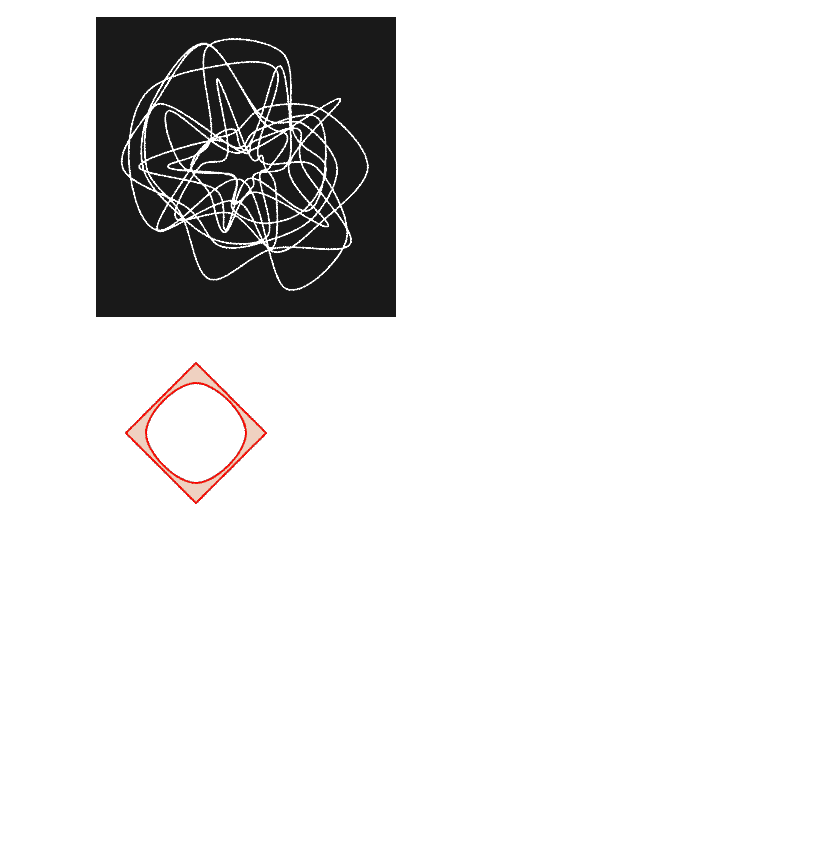
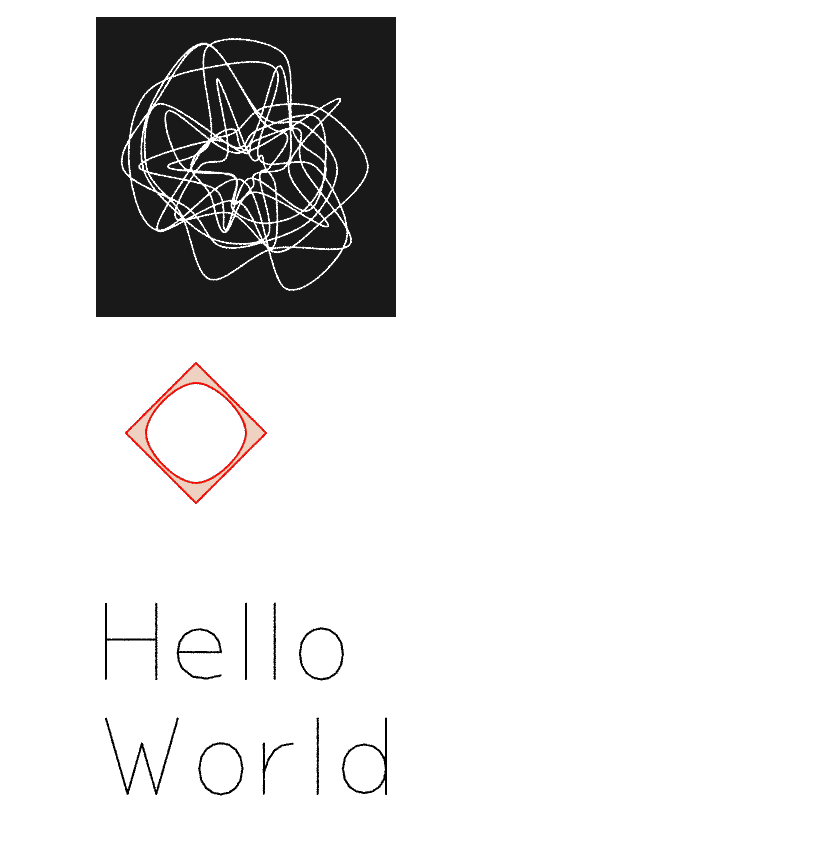
Before and after one commit to colormotor/dpy5, a Jupyter notebook: examples/primitives.ipynb, the cells around one changed output. Saved outputs shown, nothing was run; the diff lists cells and outputs as text; code cells hidden in the pictures; blank space fills up the shorter version.

```diff
--- a/examples/primitives.ipynb
+++ b/examples/primitives.ipynb
@@ -64,3 +64,19 @@ c.render()
 c.get_image()
 # %% [output]
 [figure]
+# %%
+import svgfont # https://github.com/colormotor/svgfont
+
+c = DiffCanvas(300, 300)
+c.background(1, 1, 1)
+c.no_fill()
+font = svgfont.load_font('TwinSans')
+paths = svgfont.text_paths('Hello\nWorld', font,
+                           box=svgfont.rect(0, 0, c.width, c.height),
+                           padding=10)
+
+c.shape(paths, close=False)
+c.render()
+c.get_image()
+# %% [output]
+[figure, added]
```
